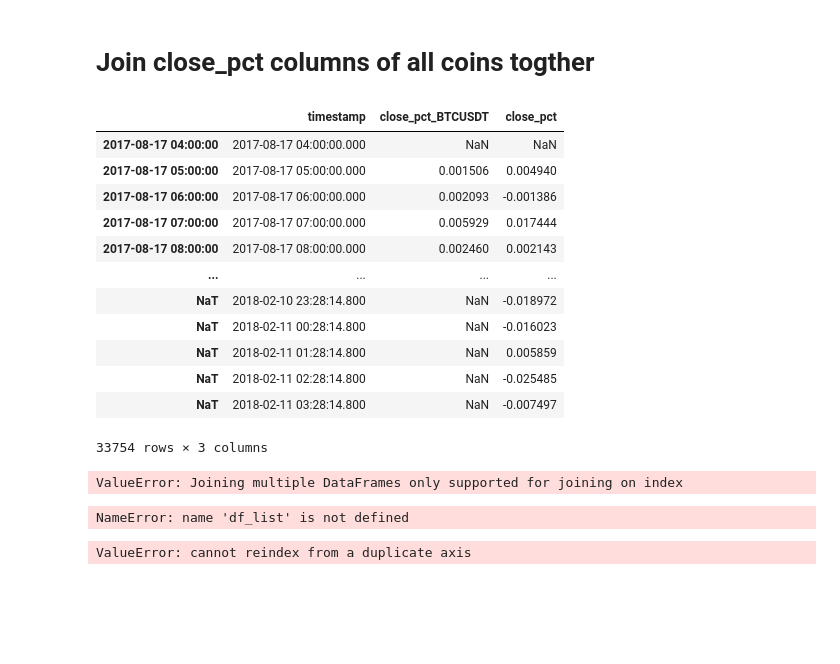
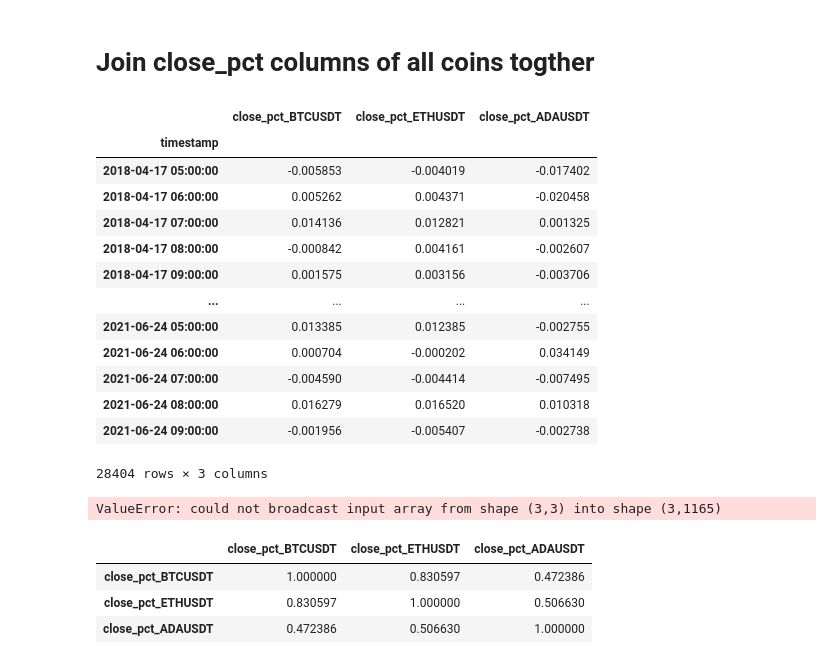
Before and after one commit to guyvandam/3rdYearResearchProject, a Jupyter notebook: correlation_research.ipynb, the cells around one changed output. Drawn from its saved outputs; the diff is of its cells as text; code cells hidden in the pictures; blank space fills up the shorter version.

```diff
--- a/correlation_research.ipynb
+++ b/correlation_research.ipynb
@@ -7,7 +11,7 @@ import numpy as np
 # %%
 data_manager = DataManager()
 # %%
-coin_symbol_list = ["BTCUSDT", "ETHUSDT"]
+coin_symbol_list = ["BTCUSDT", "ETHUSDT", "ADAUSDT"]
 feature = "close_pct"
 kline_size = "1h"
 # %%
@@ -25,44 +24,37 @@ array(['2017-08-17T04:00:00.000000000', '2017-08-17T05:00:00.000000000',
 # %% [markdown]
 # Join close_pct columns of all coins togther
 # %%
-df = pd.DataFrame()
-first_coin_data = coin_data_list[0]
-df[f"{feature}_{first_coin_data.coin_symbol}"] = first_coin_data.df["close_pct"]
-# df["close_pct"].rename()
-for coin_data in coin_data_list[1:]:
-    df = df.join(coin_data.df[feature], how="outer", rsuffix="uee", on="timestamp")
-# df_list[0].df[["close_pct", "high"]].join(df_list[1].df["close_pct"], how="outer", lsuffix="yeet")
-df
+df = pd.DataFrame(index=coin_data_list[0].df.index)
+
+for coin_data in coin_data_list:
+    df = df.join(coin_data.df[feature], how="outer", rsuffix=f"_{coin_data.coin_symbol}", on="timestamp")
+df.rename(columns={"close_pct":f"close_pct_{coin_data_list[0].coin_symbol}"}, inplace=True)
+df.dropna(inplace=True, how="any")
+df.drop(columns=["timestamp"])
+df.set_index("timestamp")
 # %% [output]
-|  | timestamp | close_pct_BTCUSDT | close_pct |
-| 2017-08-17 04:00:00 | 2017-08-17 04:00:00.000 | NaN | NaN |
-| 2017-08-17 05:00:00 | 2017-08-17 05:00:00.000 | 0.001506 | 0.004940 |
-| 2017-08-17 06:00:00 | 2017-08-17 06:00:00.000 | 0.002093 | -0.001386 |
-| 2017-08-17 07:00:00 | 2017-08-17 07:00:00.000 | 0.005929 | 0.017444 |
-| 2017-08-17 08:00:00 | 2017-08-17 08:00:00.000 | 0.002460 | 0.002143 |
+|  | close_pct_BTCUSDT | close_pct_ETHUSDT | close_pct_ADAUSDT |
+| timestamp |  |  |  |
+| 2018-04-17 05:00:00 | -0.005853 | -0.004019 | -0.017402 |
+| 2018-04-17 06:00:00 | 0.005262 | 0.004371 | -0.020458 |
+| 2018-04-17 07:00:00 | 0.014136 | 0.012821 | 0.001325 |
+| 2018-04-17 08:00:00 | -0.000842 | 0.004161 | -0.002607 |
+| 2018-04-17 09:00:00 | 0.001575 | 0.003156 | -0.003706 |
 | ... | ... | ... | ... |
-| NaT | 2018-02-10 23:28:14.800 | NaN | -0.018972 |
-| NaT | 2018-02-11 00:28:14.800 | NaN | -0.016023 |
-| NaT | 2018-02-11 01:28:14.800 | NaN | 0.005859 |
-| NaT | 2018-02-11 02:28:14.800 | NaN | -0.025485 |
-| NaT | 2018-02-11 03:28:14.800 | NaN | -0.007497 |
+| 2021-06-24 05:00:00 | 0.013385 | 0.012385 | -0.002755 |
+| 2021-06-24 06:00:00 | 0.000704 | -0.000202 | 0.034149 |
+| 2021-06-24 07:00:00 | -0.004590 | -0.004414 | -0.007495 |
+| 2021-06-24 08:00:00 | 0.016279 | 0.016520 | 0.010318 |
+| 2021-06-24 09:00:00 | -0.001956 | -0.005407 | -0.002738 |
-33754 rows × 3 columns
+28404 rows × 3 columns
-# %%
-df_list[0].df.join(other=[cd.df for cd in df_list], on="index")
-# %% [output]
-ValueError: Joining multiple DataFrames only supported for joining on index
-# %%
-# min_daterange = np.argmin(list(map(lambda cd: len(cd.df), df_list)))
-
-idx = df_list[0].df.index.intersection(other=[cd.df.index for cd in df_list[1:]])
-print(len(idx))
-# df_list[0].df.iloc[idx]
-# %% [output]
-NameError: name 'df_list' is not defined
-# %%
-df = pd.DataFrame(columns=[symbol + feature for symbol in coin_symbol_list])
-for cd in df_list:
-    col_name = cd.coin_symbol + feature
-    df[col_name] = cd.df[feature]
-# %% [output]
-ValueError: cannot reindex from a duplicate axis
+# %%
+resampled_list = list(df.resample(rule="1d"))
+result = np.empty(shape=(3,3,len(resampled_list)))
+i = 0
+for timestamp, temp_df in resampled_list:
+    temp = temp_df.corr().to_numpy()
+    # result = np.append(result, temp, axis=0)
+    result[i] = temp
+    i+=1
+# %% [output]
+ValueError: could not broadcast input array from shape (3,3) into shape (3,1165)
@@ -68,0 +65,7 @@ ValueError: cannot reindex from a duplicate axis
+# %%
+mean_corr_df
+# %% [output]
+|  | close_pct_BTCUSDT | close_pct_ETHUSDT | close_pct_ADAUSDT |
+| close_pct_BTCUSDT | 1.000000 | 0.830597 | 0.472386 |
+| close_pct_ETHUSDT | 0.830597 | 1.000000 | 0.506630 |
+| close_pct_ADAUSDT | 0.472386 | 0.506630 | 1.000000 |
```
Also changed, not shown: parts of 7 cells of this notebook.
